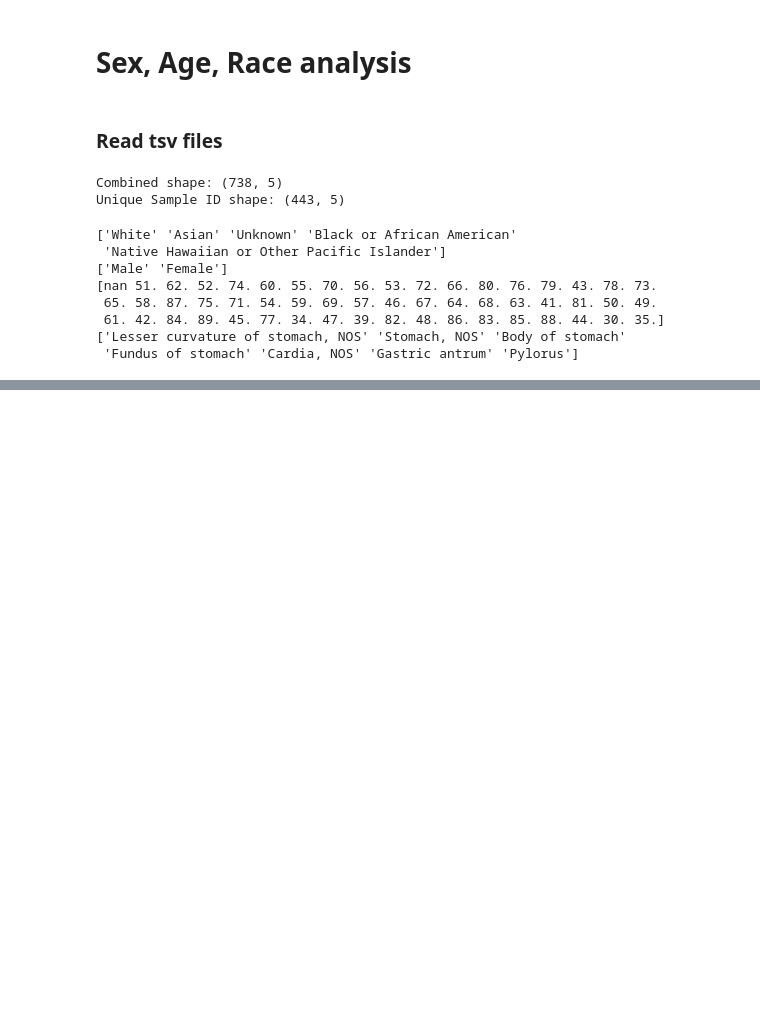
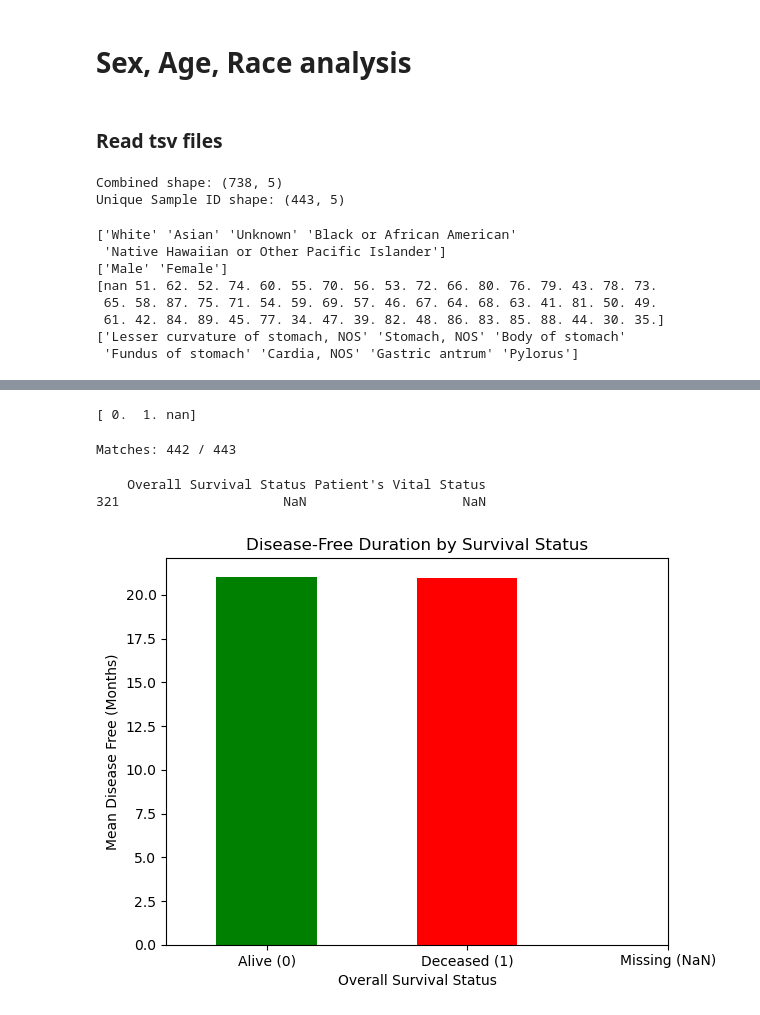
Before and after one commit to atanugiri/gastric-cancer, a Jupyter notebook: 00_data_analysis.ipynb, the cells around one changed output, grey strips where cells are left out. Cells and saved outputs as stored; diff of their text form; code cells hidden in the pictures; blank space fills up the shorter version.

Commit message:
Data analysis

```diff
--- a/00_data_analysis.ipynb
+++ b/00_data_analysis.ipynb
@@ -169,0 +173,14 @@ print(combined_df['Anatomic Region'].unique())
+# %%
+# Specify the path and the columns we want to load
+file_path = 'tcga_gdc_clinical_data.tsv'
+columns_to_use = ['Patient ID', 'Sample ID', 'Diagnosis Age', 'Disease Free (Months)',
+                 'Disease Free Status', 'Fraction Genome Altered', 'ICD-10 Classification',
+                 'Mutation Count', 'Overall Survival (Months)', 'Overall Survival Status',
+                 'AJCC Pathologic M-Stage', 'AJCC Pathologic N-Stage', 'AJCC Pathologic Stage',
+                 'AJCC Pathologic T-Stage', 'Race Category', 'Sex']
+# Read the file with tab separator and selected columns
+df = pd.read_csv(file_path, sep='\t', usecols=columns_to_use)
+
+# Preview the data
+print(df.head())
+print(df.shape)
@@ -169,0 +205,47 @@ print(combined_df['Anatomic Region'].unique())
+# %%
+# Convert status to numeric
+status_map = {'0:LIVING': 0, '1:DECEASED': 1}
+df["Overall Survival Status"] = df["Overall Survival Status"].map(status_map)
+# %%
+print(df["Overall Survival Status"].unique())
+# %% [output]
+[ 0.  1. nan]
+# %%
+# Create a mapping dictionary for "Overall Survival Status"
+survival_map = {
+    '0:LIVING': 'Alive',
+    '1:DECEASED': 'Dead'
+}
+
+# Map the values
+mapped_status = df["Overall Survival Status"].map(survival_map)
+
+# Boolean series showing where the mapped values match
+match = mapped_status == df["Patient's Vital Status"]
+
+# Print how many match
+print(f"Matches: {match.sum()} / {match.notna().sum()}")  # exclude NaNs
+# %% [output]
+Matches: 442 / 443
+# %%
+mismatch_df = df[match == False][["Overall Survival Status", "Patient's Vital Status"]]
+print(mismatch_df.head())
+# %% [output]
+    Overall Survival Status Patient's Vital Status
+321                     NaN                    NaN
+# %%
+disease_free = df[["Disease Free (Months)", "Overall Survival Status"]]
+import matplotlib.pyplot as plt
+
+# Group by survival status (0, 1, nan) and compute mean
+means = disease_free.groupby("Overall Survival Status")["Disease Free (Months)"].mean()
+
+# Plot
+means.plot(kind='bar', color=['green', 'red', 'gray'])
+plt.xticks(ticks=[0, 1, 2], labels=['Alive (0)', 'Deceased (1)', 'Missing (NaN)'], rotation=0)
+plt.ylabel("Mean Disease Free (Months)")
+plt.title("Disease-Free Duration by Survival Status")
+plt.tight_layout()
+plt.show()
+# %% [output]
+[figure, added]
```
Also changed, not shown: parts of 13 cells of this notebook.
